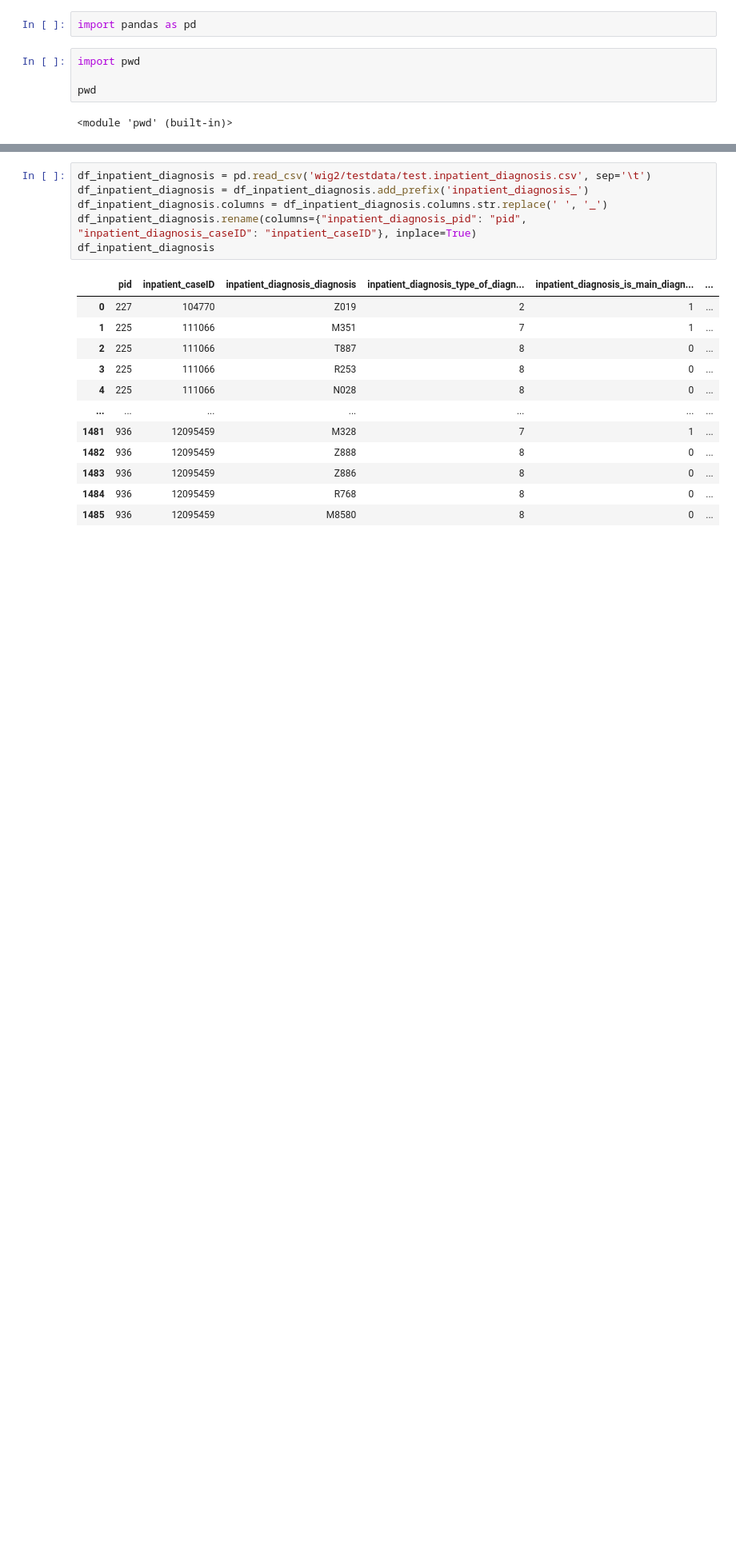
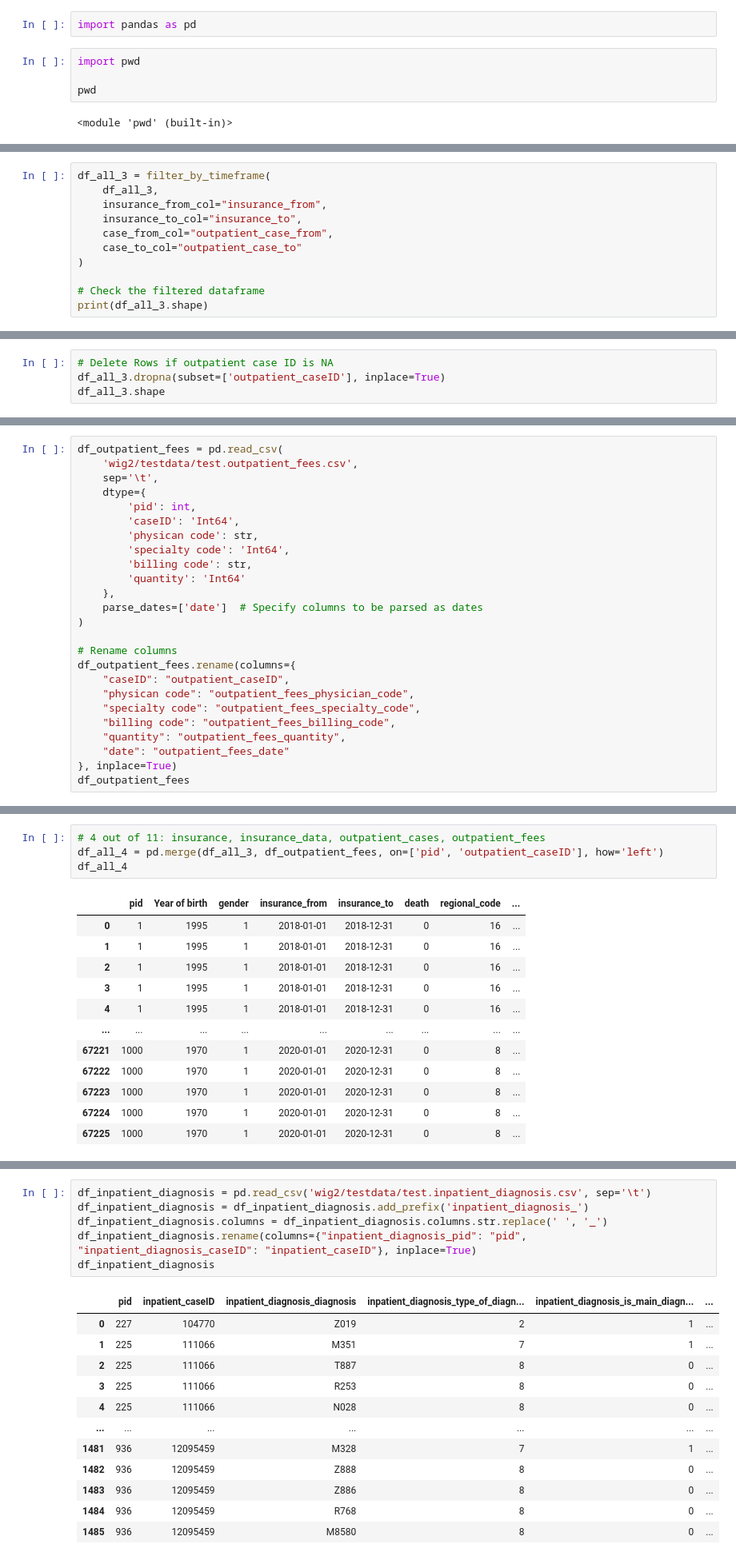
Before and after one commit to Sommerrolle/eval-synth-data-privacy, a Jupyter notebook: data_preprocessing.ipynb, the cells around one changed output, grey strips where cells are left out. Shown at 80% size. Saved outputs shown, nothing was run; the diff lists cells and outputs as text; blank space fills up the shorter version.

```diff
--- a/data_preprocessing.ipynb
+++ b/data_preprocessing.ipynb
@@ -191,0 +184,11 @@ df_outpatient_procedures
+# %%
+df_all_3 = filter_by_timeframe(
+    df_all_3,
+    insurance_from_col="insurance_from",
+    insurance_to_col="insurance_to",
+    case_from_col="outpatient_case_from",
+    case_to_col="outpatient_case_to"
+)
+
+# Check the filtered dataframe
+print(df_all_3.shape)
@@ -191,0 +200,4 @@ df_outpatient_procedures
+# %%
+# Delete Rows if outpatient case ID is NA
+df_all_3.dropna(subset=['outpatient_caseID'], inplace=True)
+df_all_3.shape
@@ -191,0 +231,25 @@ df_outpatient_procedures
+# %%
+df_outpatient_fees = pd.read_csv(
+    'wig2/testdata/test.outpatient_fees.csv',
+    sep='\t',
+    dtype={
+        'pid': int,
+        'caseID': 'Int64',
+        'physican code': str,
+        'specialty code': 'Int64',
+        'billing code': str,
+        'quantity': 'Int64'
+    },
+    parse_dates=['date']  # Specify columns to be parsed as dates
+)
+
+# Rename columns
+df_outpatient_fees.rename(columns={
+    "caseID": "outpatient_caseID",
+    "physican code": "outpatient_fees_physician_code",
+    "specialty code": "outpatient_fees_specialty_code",
+    "billing code": "outpatient_fees_billing_code",
+    "quantity": "outpatient_fees_quantity",
+    "date": "outpatient_fees_date"
+}, inplace=True)
+df_outpatient_fees
@@ -191,0 +286,17 @@ df_outpatient_procedures
+# %%
+# 4 out of 11: insurance, insurance_data, outpatient_cases, outpatient_fees
+df_all_4 = pd.merge(df_all_3, df_outpatient_fees, on=['pid', 'outpatient_caseID'], how='left')
+df_all_4
+# %% [output]
+|  | pid | Year of birth | gender | insurance_from | insurance_to | death | regional_code | ... |
+| 0 | 1 | 1995 | 1 | 2018-01-01 | 2018-12-31 | 0 | 16 | ... |
+| 1 | 1 | 1995 | 1 | 2018-01-01 | 2018-12-31 | 0 | 16 | ... |
+| 2 | 1 | 1995 | 1 | 2018-01-01 | 2018-12-31 | 0 | 16 | ... |
+| 3 | 1 | 1995 | 1 | 2018-01-01 | 2018-12-31 | 0 | 16 | ... |
+| 4 | 1 | 1995 | 1 | 2018-01-01 | 2018-12-31 | 0 | 16 | ... |
+| ... | ... | ... | ... | ... | ... | ... | ... | ... |
+| 67221 | 1000 | 1970 | 1 | 2020-01-01 | 2020-12-31 | 0 | 8 | ... |
+| 67222 | 1000 | 1970 | 1 | 2020-01-01 | 2020-12-31 | 0 | 8 | ... |
+| 67223 | 1000 | 1970 | 1 | 2020-01-01 | 2020-12-31 | 0 | 8 | ... |
+| 67224 | 1000 | 1970 | 1 | 2020-01-01 | 2020-12-31 | 0 | 8 | ... |
+| 67225 | 1000 | 1970 | 1 | 2020-01-01 | 2020-12-31 | 0 | 8 | ... |
```
Also changed, not shown: parts of 94 cells of this notebook.
